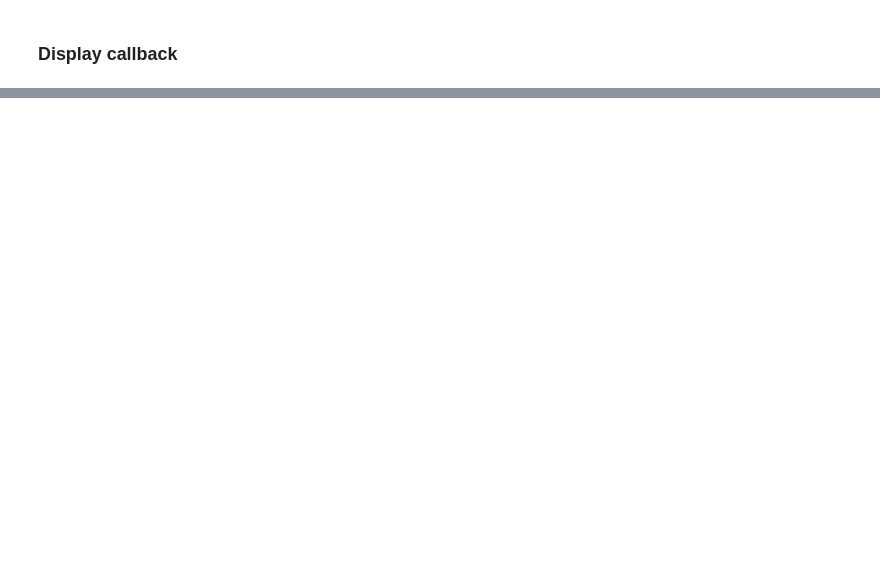
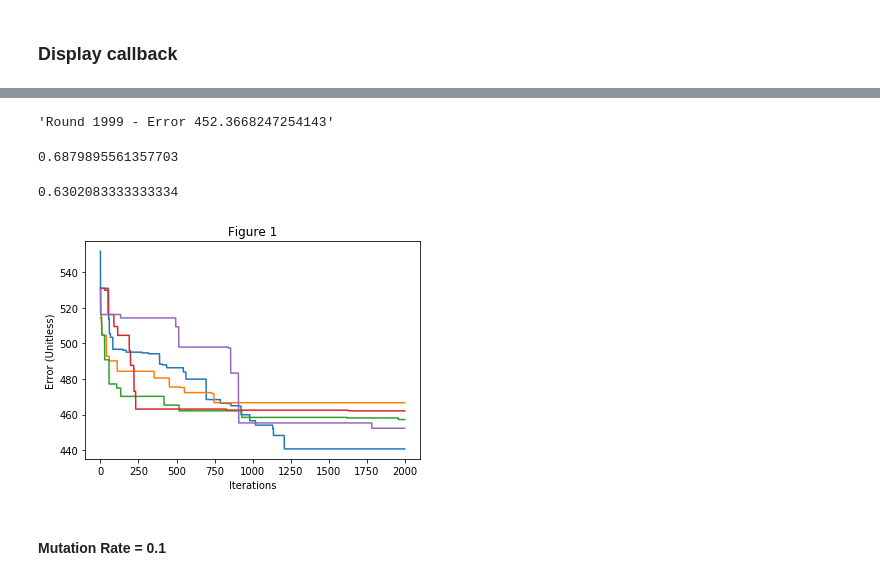
Before and after one commit to MattAlanWright/PyGP, a Jupyter notebook: TicTacToe Data Set Tournament.ipynb, the cells around one changed output, grey strips where cells are left out. Drawn from its saved outputs; the diff is of its cells as text; code cells hidden in the pictures; blank space fills up the shorter version.

Commit message:
Finished tic tac toe tournament

```diff
--- a/TicTacToe Data Set Tournament.ipynb
+++ b/TicTacToe Data Set Tournament.ipynb
@@ -30,0 +30,3 @@ def tournamentDisplayCallback(string):
+# %%
+# Number of experiments to run per mutation rate
+num_runs = 5
@@ -37,11 +41,3 @@ template_program = gp.Program(
      max_num_instructions     = 1024,
      num_classes              = 2
 )
-# %%
-p = gp.tournamentSelection(population_size=16,
-                           template_program=template_program,
-                           halting_fitness=190.0,
-                           max_num_generations=2000,
-                           X=train_X,
-                           y=train_y,
-                           display_fun=tournamentDisplayCallback)
@@ -51,0 +44,48 @@ p.printInstructions()
+# %%
+programs_05       = []
+history_05        = []
+best_accuracy_05  = 0.0
+best_performer_05 = None
+for i in range(num_runs):
+    p, h = gp.tournamentSelection(population_size    = 16,
+                                 template_program    = template_program,
+                                 halting_fitness     = 200.0,
+                                 max_num_generations = 2000,
+                                 X                   = train_X,
+                                 y                   = train_y,
+                                 display_fun         = tournamentDisplayCallback)
+
+    train_acc = p.accuracy(train_X, train_y)
+    test_acc  = p.accuracy(test_X, test_y)
+
+    h['train_acc'] = train_acc
+    h['test_acc']  = test_acc
+
+    programs_05.append(p)
+    history_05.append(h)
+
+    if train_acc > best_accuracy_05 or best_performer_05 == None:
+        best_accuracy_05  = train_acc
+        best_performer_05 = i
+# %% [output]
+'Round 1999 - Error 452.3668247254143'
+# %%
+history_05[best_performer_05]['train_acc']
+# %% [output]
+0.6879895561357703
+# %%
+history_05[best_performer_05]['test_acc']
+# %% [output]
+0.6302083333333334
+# %%
+for i in range(num_runs):
+    error = history_05[i]['error']
+    plt.plot(error)
+plt.xlabel("Iterations")
+plt.ylabel("Error (Unitless)")
+plt.title("Figure 1")
+plt.show()
+# %% [output]
+[figure, added]
+# %% [markdown]
+#### Mutation Rate = 0.1
```
Also changed, not shown: parts of 18 cells of this notebook.
